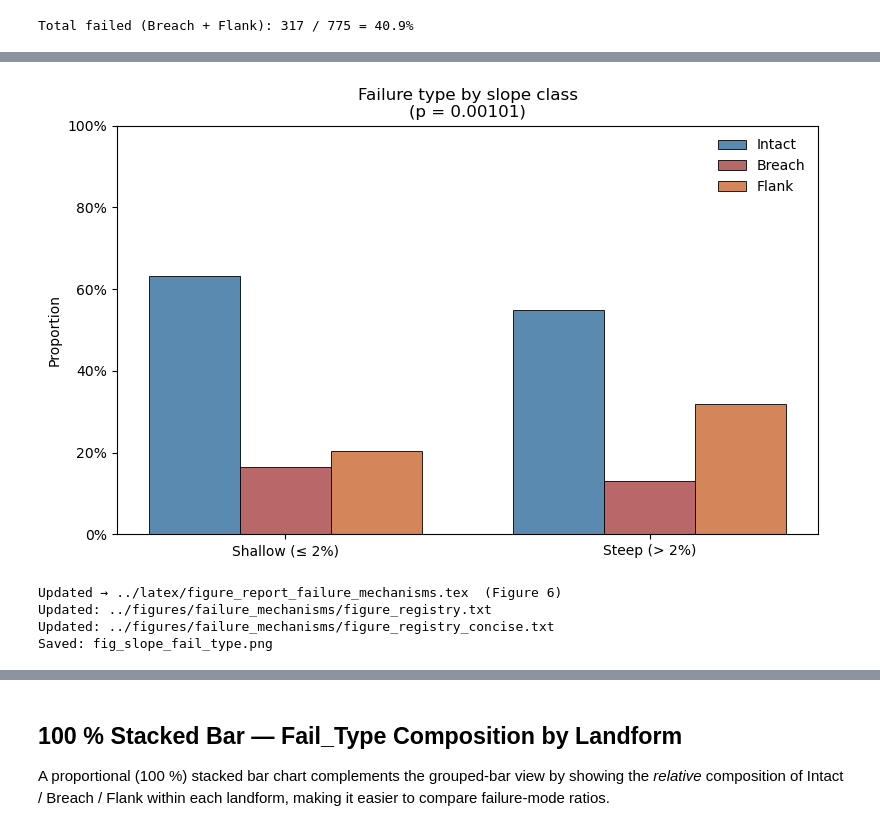
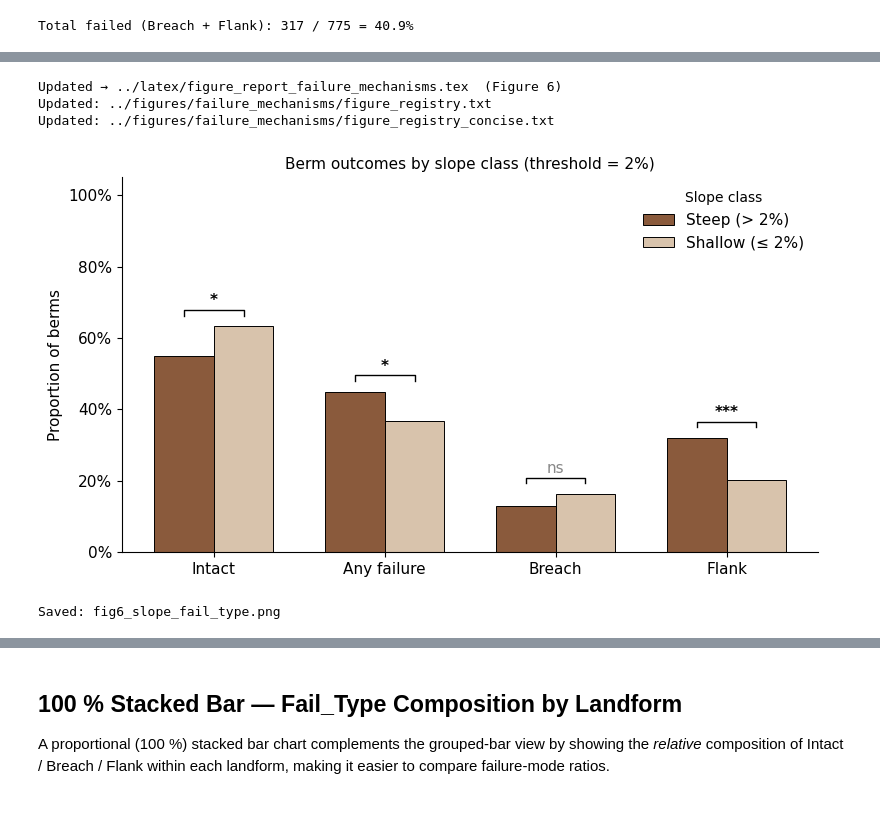
Before and after one commit to octavia-crompton/altar-berms-outcomes, a Jupyter notebook: notebooks/analysis - flanks breaches.ipynb, the cells around one changed output, grey strips where cells are left out. Saved outputs shown, nothing was run; the diff lists cells and outputs as text; code cells hidden in the pictures.

```diff
--- a/notebooks/analysis - flanks breaches.ipynb
+++ b/notebooks/analysis - flanks breaches.ipynb
@@ -598,28 +784,63 @@ Pairwise chi-square (FDR q < 0.05): 1 significant
 # %%
-# ── Slope × Fail_Type figure (3-category) ────────────────────────────────────
-_fig_sl, _ax_sl = plt.subplots(figsize=(8, 5))
-_plot_fail_bars(_ax_sl, _ct_sl, slope_order,
-                title='Failure type by slope class',
-                chi2_p=_p_sl)
+# ── Slope × Failure type figure: grouped bars with significance brackets ─────
+_FS = FS
+
+_plot_metrics_sl = ['Intact', 'Any failure', 'Breach', 'Flank']
+
+fig, ax = plt.subplots(figsize=(8, 4.5))
+
+_bar_colors_sl = {_steep_lbl:   SLOPE_COLORS['Steep (> 2%)'],
+                  _shallow_lbl: SLOPE_COLORS['Shallow (\u2264 2%)']}
+_x = np.arange(len(_plot_metrics_sl))
+_w = 0.35
+
+for _lbl, _offset in [(_steep_lbl, -_w / 2), (_shallow_lbl, _w / 2)]:
+    _vals = [slope_metrics.loc[m, _lbl] for m in _plot_metrics_sl]
+    ax.bar(_x + _offset, _vals, _w, label=_lbl,
+           color=_bar_colors_sl[_lbl], edgecolor='black', linewidth=0.7)
+
+# Significance brackets
+for _i, _metric in enumerate(_plot_metrics_sl):
+    _sig = slope_metrics.loc[_metric, 'sig']
+    _p_st = slope_metrics.loc[_metric, _steep_lbl]
+    _p_sh = slope_metrics.loc[_metric, _shallow_lbl]
+    _top = max(_p_st, _p_sh) + 0.03
+    _bh  = 0.015
+    ax.plot([_x[_i] - _w/2, _x[_i] - _w/2, _x[_i] + _w/2, _x[_i] + _w/2],
+            [_top, _top + _bh, _top + _bh, _top], lw=1, color='black')
+    _col = 'black' if _sig != 'ns' else '#888888'
+    ax.text(_x[_i], _top + _bh + 0.005, _sig, ha='center', va='bottom',
+            fontsize=_FS, color=_col,
+            fontweight='bold' if _sig != 'ns' else 'normal')
+
+ax.set_xticks(_x)
+ax.set_xticklabels(_plot_metrics_sl, fontsize=_FS)
+ax.set_ylabel('Proportion of berms', fontsize=_FS)
+ax.set_title('Berm outcomes by slope class (threshold = 2%)', fontsize=_FS)
+ax.set_ylim(0, 1.05)
+ax.yaxis.set_major_formatter(plt.FuncFormatter(lambda v, _: f'{v:.0%}'))
+ax.tick_params(labelsize=_FS)
+ax.legend(title='Slope class', frameon=False, fontsize=_FS)
+sns.despine(ax=ax)
 plt.tight_layout()
-plt.show()
 
-_fname_sl = 'fig_slope_fail_type.png'
-_fig_sl.savefig(_os.path.join(_fig_dir, _fname_sl), dpi=300, bbox_inches='tight')
+_fname = 'fig6_slope_fail_type.png'
+fig.savefig(_os.path.join(_fig_dir, _fname), dpi=300, bbox_inches='tight')
 
 register_failure_mechanisms_figure(
-    'fig6', _fname_sl,
-    f'Slope × failure type (Intact / Breach / Flank). '
-    f'χ² = {_chi2_sl:.2f}, p = {_p_sl:.3g}, '
-    f"Cramér's V = {_V_sl:.3f}. {len(_pw_sl_sig)} significant pairwise contrasts.",
-    f'Failure mode breakdown by slope class. '
-    f'Steeper slopes show higher flanking rate.',
+    'fig6', _fname,
+    f'Grouped comparison of berm outcome proportions between Steep and Shallow '
+    f'slope classes (threshold 2%), with per-metric one-sided '
+    f'Fisher exact significance brackets.',
+    f'Outcome proportions compared by slope class. Steeper slopes may show '
+    f'different failure rates and failure type distributions.',
 )
-print(f'Saved: {_fname_sl}')
+plt.show()
+print(f'Saved: {_fname}')
 # %% [output]
+Updated → ../latex/figure_report_failure_mechanisms.tex  (Figure 6)
+Updated: ../figures/failure_mechanisms/figure_registry.txt
+Updated: ../figures/failure_mechanisms/figure_registry_concise.txt
-[figure, old version]
+[figure, new version]
-Updated → ../latex/figure_report_failure_mechanisms.tex  (Figure 6)
-Updated: ../figures/failure_mechanisms/figure_registry.txt
-Updated: ../figures/failure_mechanisms/figure_registry_concise.txt
-Saved: fig_slope_fail_type.png
+Saved: fig6_slope_fail_type.png
 # %% [markdown]
```
Also changed, not shown: parts of 29 cells of this notebook, 28 other files.
